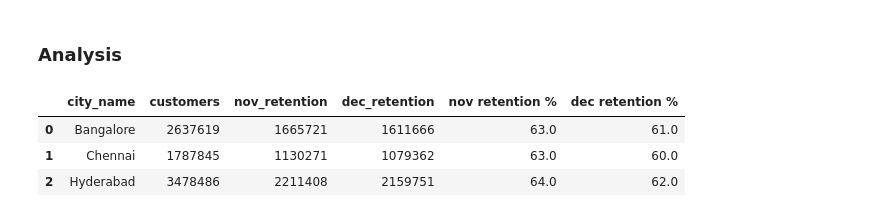
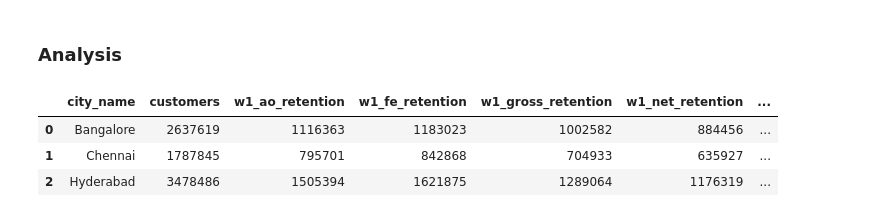
Before and after one commit to Manoj-kumar-ravirajan/analytics, a Jupyter notebook: customer/Ads-Monetisation/deals-impact/deals-impact.ipynb, the cells around one changed output. Cells and saved outputs as stored; diff of their text form; code cells hidden in the pictures.

```diff
--- a/customer/Ads-Monetisation/deals-impact/deals-impact.ipynb
+++ b/customer/Ads-Monetisation/deals-impact/deals-impact.ipynb
@@ -229,21 +370,98 @@ df.to_parquet('/Users/E2074/local-datasets/customer/ads-monetisation/deals-impac
 # %%
 df_analysis1 = df\
                 .groupby(['city_name'])\
                 .agg(
                     customers = ('customer_id', 'nunique'),
-                    nov_retention = ('customer_id', lambda x: x[df['nov_retention'] == 1].nunique()),
-                    dec_retention = ('customer_id', lambda x: x[df['dec_retention'] == 1].nunique())
+                    w1_ao_retention = ('customer_id', lambda x: x[df['w1_ao_retention'] == 1].nunique()),
+                    w1_fe_retention = ('customer_id', lambda x: x[df['w1_fe_retention'] == 1].nunique()),
+                    w1_gross_retention = ('customer_id', lambda x: x[df['w1_gross_retention'] == 1].nunique()),
+                    w1_net_retention = ('customer_id', lambda x: x[df['w1_net_retention'] == 1].nunique()),
+
+                    w2_ao_retention = ('customer_id', lambda x: x[df['w2_ao_retention'] == 1].nunique()),
+                    w2_fe_retention = ('customer_id', lambda x: x[df['w2_fe_retention'] == 1].nunique()),
+                    w2_gross_retention = ('customer_id', lambda x: x[df['w2_gross_retention'] == 1].nunique()),
+                    w2_net_retention = ('customer_id', lambda x: x[df['w2_net_retention'] == 1].nunique()),
+
+                    w3_ao_retention = ('customer_id', lambda x: x[df['w3_ao_retention'] == 1].nunique()),
+                    w3_fe_retention = ('customer_id', lambda x: x[df['w3_fe_retention'] == 1].nunique()),
+                    w3_gross_retention = ('customer_id', lambda x: x[df['w3_gross_retention'] == 1].nunique()),
+                    w3_net_retention = ('customer_id', lambda x: x[df['w3_net_retention'] == 1].nunique()),
+
+                    w4_ao_retention = ('customer_id', lambda x: x[df['w4_ao_retention'] == 1].nunique()),
+                    w4_fe_retention = ('customer_id', lambda x: x[df['w4_fe_retention'] == 1].nunique()),
+                    w4_gross_retention = ('customer_id', lambda x: x[df['w4_gross_retention'] == 1].nunique()),
+                    w4_net_retention = ('customer_id', lambda x: x[df['w4_net_retention'] == 1].nunique()),
+
+                    w5_ao_retention = ('customer_id', lambda x: x[df['w5_ao_retention'] == 1].nunique()),
+                    w5_fe_retention = ('customer_id', lambda x: x[df['w5_fe_retention'] == 1].nunique()),
+                    w5_gross_retention = ('customer_id', lambda x: x[df['w5_gross_retention'] == 1].nunique()),
+                    w5_net_retention = ('customer_id', lambda x: x[df['w5_net_retention'] == 1].nunique()),
+
+                    w6_ao_retention = ('customer_id', lambda x: x[df['w6_ao_retention'] == 1].nunique()),
+                    w6_fe_retention = ('customer_id', lambda x: x[df['w6_fe_retention'] == 1].nunique()),
+                    w6_gross_retention = ('customer_id', lambda x: x[df['w6_gross_retention'] == 1].nunique()),
+                    w6_net_retention = ('customer_id', lambda x: x[df['w6_net_retention'] == 1].nunique()),
+
+                    w7_ao_retention = ('customer_id', lambda x: x[df['w7_ao_retention'] == 1].nunique()),
+                    w7_fe_retention = ('customer_id', lambda x: x[df['w7_fe_retention'] == 1].nunique()),
+                    w7_gross_retention = ('customer_id', lambda x: x[df['w7_gross_retention'] == 1].nunique()),
+                    w7_net_retention = ('customer_id', lambda x: x[df['w7_net_retention'] == 1].nunique()),
+
+                    w8_ao_retention = ('customer_id', lambda x: x[df['w8_ao_retention'] == 1].nunique()),
+                    w8_fe_retention = ('customer_id', lambda x: x[df['w8_fe_retention'] == 1].nunique()),
+                    w8_gross_retention = ('customer_id', lambda x: x[df['w8_gross_retention'] == 1].nunique()),
+                    w8_net_retention = ('customer_id', lambda x: x[df['w8_net_retention'] == 1].nunique())
+
                     )\
                 .reset_index()
 
-df_analysis1['nov retention %'] = round(df_analysis1['nov_retention']*100.00/df_analysis1['customers'])
-df_analysis1['dec retention %'] = round(df_analysis1['dec_retention']*100.00/df_analysis1['customers'])
+df_analysis1['w1_ao %'] = round(df_analysis1['w1_ao_retention'] * 100.00 / df_analysis1['customers'])
+df_analysis1['w1_fe %'] = round(df_analysis1['w1_fe_retention'] * 100.00 / df_analysis1['customers'])
+df_analysis1['w1_rr %'] = round(df_analysis1['w1_gross_retention'] * 100.00 / df_analysis1['customers'])
+df_analysis1['w1_net %'] = round(df_analysis1['w1_net_retention'] * 100.00 / df_analysis1['customers'])
+
+df_analysis1['w2_ao %'] = round(df_analysis1['w2_ao_retention'] * 100.00 / df_analysis1['customers'])
+df_analysis1['w2_fe %'] = round(df_analysis1['w2_fe_retention'] * 100.00 / df_analysis1['customers'])
+df_analysis1['w2_rr %'] = round(df_analysis1['w2_gross_retention'] * 100.00 / df_analysis1['customers'])
+df_analysis1['w2_net %'] = round(df_analysis1['w2_net_retention'] * 100.00 / df_analysis1['customers'])
+
+df_analysis1['w3_ao %'] = round(df_analysis1['w3_ao_retention'] * 100.00 / df_analysis1['customers'])
+df_analysis1['w3_fe %'] = round(df_analysis1['w3_fe_retention'] * 100.00 / df_analysis1['customers'])
+df_analysis1['w3_rr %'] = round(df_analysis1['w3_gross_retention'] * 100.00 / df_analysis1['customers'])
+df_analysis1['w3_net %'] = round(df_analysis1['w3_net_retention'] * 100.00 / df_analysis1['customers'])
+
+df_analysis1['w4_ao %'] = round(df_analysis1['w4_ao_retention'] * 100.00 / df_analysis1['customers'])
+df_analysis1['w4_fe %'] = round(df_analysis1['w4_fe_retention'] * 100.00 / df_analysis1['customers'])
+df_analysis1['w4_rr %'] = round(df_analysis1['w4_gross_retention'] * 100.00 / df_analysis1['customers'])
+df_analysis1['w4_net %'] = round(df_analysis1['w4_net_retention'] * 100.00 / df_analysis1['customers'])
+
+df_analysis1['w5_ao %'] = round(df_analysis1['w5_ao_retention'] * 100.00 / df_analysis1['customers'])
+df_analysis1['w5_fe %'] = round(df_analysis1['w5_fe_retention'] * 100.00 / df_analysis1['customers'])
+df_analysis1['w5_rr %'] = round(df_analysis1['w5_gross_retention'] * 100.00 / df_analysis1['customers'])
+df_analysis1['w5_net %'] = round(df_analysis1['w5_net_retention'] * 100.00 / df_analysis1['customers'])
+
+df_analysis1['w6_ao %'] = round(df_analysis1['w6_ao_retention'] * 100.00 / df_analysis1['customers'])
+df_analysis1['w6_fe %'] = round(df_analysis1['w6_fe_retention'] * 100.00 / df_analysis1['customers'])
+df_analysis1['w6_rr %'] = round(df_analysis1['w6_gross_retention'] * 100.00 / df_analysis1['customers'])
+df_analysis1['w6_net %'] = round(df_analysis1['w6_net_retention'] * 100.00 / df_analysis1['customers'])
+
+df_analysis1['w7_ao %'] = round(df_analysis1['w7_ao_retention'] * 100.00 / df_analysis1['customers'])
+df_analysis1['w7_fe %'] = round(df_analysis1['w7_fe_retention'] * 100.00 / df_analysis1['customers'])
+df_analysis1['w7_rr %'] = round(df_analysis1['w7_gross_retention'] * 100.00 / df_analysis1['customers'])
+df_analysis1['w7_net %'] = round(df_analysis1['w7_net_retention'] * 100.00 / df_analysis1['customers'])
+
+df_analysis1['w8_ao %'] = round(df_analysis1['w8_ao_retention'] * 100.00 / df_analysis1['customers'])
+df_analysis1['w8_fe %'] = round(df_analysis1['w8_fe_retention'] * 100.00 / df_analysis1['customers'])
+df_analysis1['w8_rr %'] = round(df_analysis1['w8_gross_retention'] * 100.00 / df_analysis1['customers'])
+df_analysis1['w8_net %'] = round(df_analysis1['w8_net_retention'] * 100.00 / df_analysis1['customers'])
+
+
 df_analysis1
 # %% [output]
-|  | city_name | customers | nov_retention | dec_retention | nov retention % | dec retention % |
-| 0 | Bangalore | 2637619 | 1665721 | 1611666 | 63.0 | 61.0 |
-| 1 | Chennai | 1787845 | 1130271 | 1079362 | 63.0 | 60.0 |
-| 2 | Hyderabad | 3478486 | 2211408 | 2159751 | 64.0 | 62.0 |
+|  | city_name | customers | w1_ao_retention | w1_fe_retention | w1_gross_retention | w1_net_retention | ... |
+| 0 | Bangalore | 2637619 | 1116363 | 1183023 | 1002582 | 884456 | ... |
+| 1 | Chennai | 1787845 | 795701 | 842868 | 704933 | 635927 | ... |
+| 2 | Hyderabad | 3478486 | 1505394 | 1621875 | 1289064 | 1176319 | ... |
 # %%
 df_analysis2 = df\
                 .groupby(['city_name','isIssued'])\
```
Also changed, not shown: parts of 14 cells of this notebook.
